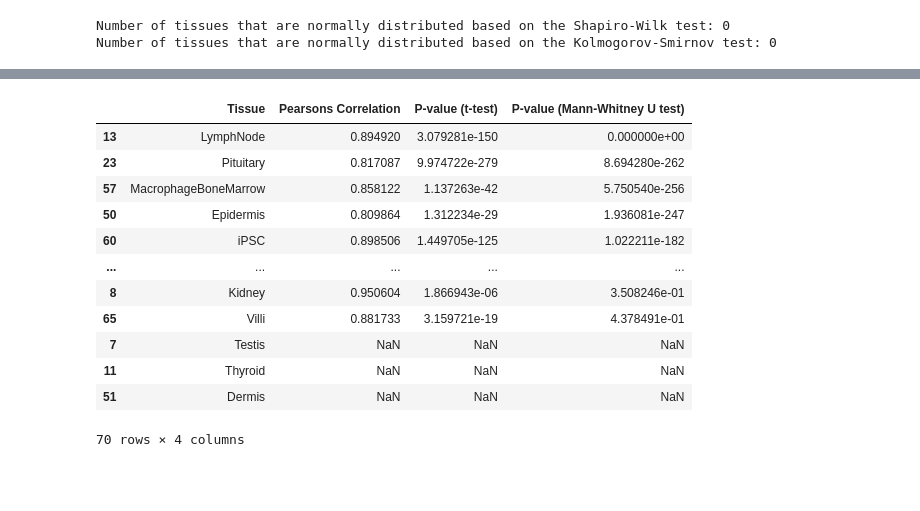
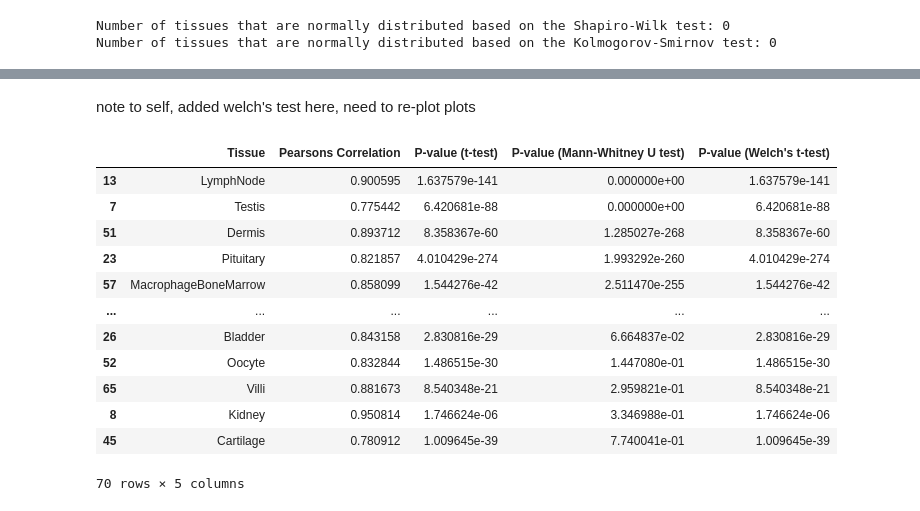
Before and after one commit to AntunesCSR/ChallengingClockUniversality, a Jupyter notebook: Mammal_Methylation_Levels/CpG_averages.ipynb, the cells around one changed output, grey strips where cells are left out. Cells and saved outputs as stored; diff of their text form; code cells hidden in the pictures; blank space fills up the shorter version.

Commit message:
Updated scripts - recovered

```diff
--- a/Mammal_Methylation_Levels/CpG_averages.ipynb
+++ b/Mammal_Methylation_Levels/CpG_averages.ipynb
@@ -190,14 +254,18 @@ for tissue in tissues:
 # %%
-# Load the tissue-specific methylation datasets from the saved CSV files (so the whole script can be run from here)
+#### LOAD: the tissue-specific methylation datasets from the saved CSV files (so the whole script can be run from here) !!!!!
 
 folder_name = "Tissue Methylation"
-tissue_files = os.listdir(folder_name)
+tissue_files = os.listdir(folder_name) # Get a list of all files in the folder
+tissues = tissues_df['Tissue'].unique() # Get a list of all tissues
 
 # Load each CSV file into its own dataframe
 for file in tissue_files:
-    # Extract tissue name from file name
-    tissue = file.split("_")[0]
+    if file.endswith("_methylation_dataset.csv"):
+        # Extract tissue name from file name
+        tissue = file.split("_")[0]
 
-    # Load CSV file into dataframe
-    file_path = os.path.join(folder_name, file)
-    globals()['{}_methylation_dataset'.format(tissue)] = pd.read_csv(file_path)
+        # Load CSV file into dataframe
+        file_path = os.path.join(folder_name, file)
+        globals()['{}_methylation_dataset'.format(tissue)] = pd.read_csv(file_path)
+
+# Note to self: the variables will be called Blood_methylation_dataset, Brain_methylation_dataset, etc.
@@ -219,0 +320,12 @@ Blood_methylation_dataset
+# %%
+#### LOAD: the tissue-specific methylation datasets with the mean methylation and variance from the saved CSV files
+
+folder_name = "Tissue Methylation"
+
+# Load tissue-specific DataFrames from CSV files and assign them to respective variables
+for tissue in tissues_df['Tissue'].unique():
+    # Load the tissue-specific DataFrame from the CSV file
+    tissue_var_name = f"{tissue}_mean_var"  # Creating variable name
+    globals()[tissue_var_name] = pd.read_csv(os.path.join(folder_name, f"{tissue}_methylation_dataset_complete_mean_var.csv"))
+
+# Note to self: the variables will be called liver_mean_var, kidney_mean_var, etc.
@@ -389,48 +506,57 @@ Now that we have checked the datasets are not normally distributed, we can use t
+# %% [markdown]
+note to self, added welch's test here, need to re-plot plots
 # %%
 ### Compare the mean methylation values between the complete dataset and each tissue-specific dataset using Pearson correlation, t-test, and Mann-Whitney U test
 
 # Create an empty list to store comparison results
 comparison_results = []
 
 # Loop through each tissue-specific dataset
 for tissue in tissues:
-    # Calculate the mean methylation value for each CpG site in the tissue-specific dataset
-    tissue_mean = globals()['{}_methylation_dataset'.format(tissue)].iloc[:, 1:].mean(axis=1)
+    # Get the mean for each tissue
+    tissue_mean = globals()['{}_mean_var'.format(tissue)]['Mean']
 
     # Calculate Pearson correlation coefficient between the mean methylation values of the complete dataset and the tissue-specific dataset
     correlation = complete_methylation_data['Mean'].corr(tissue_mean)
 
     # Perform t-test to assess the significance of the difference in mean methylation values between the complete dataset and the tissue-specific dataset
     t_statistic, p_value_ttest = ttest_ind(complete_methylation_data['Mean'], tissue_mean)
 
     # Perform Mann-Whitney U test to assess the significance of the difference in mean methylation values between the complete dataset and the tissue-specific dataset
     u_statistic, p_value_mannwhitneyu = mannwhitneyu(complete_methylation_data['Mean'], tissue_mean)
 
+    # Perform a Welch's t-test to assess the significance of the difference in mean methylation values between the complete dataset and the tissue-specific dataset
+    t_statistic, p_value_ttest = ttest_ind(complete_methylation_data['Mean'], tissue_mean, equal_var=False)
+
     # Append comparison results to the list
-    comparison_results.append({'Tissue': tissue, 'Pearsons Correlation': correlation, 'P-value (t-test)': p_value_ttest, 'P-value (Mann-Whitney U test)': p_value_mannwhitneyu})
+    comparison_results.append({'Tissue': tissue,
+                               'Pearsons Correlation': correlation,
+                               'P-value (t-test)': p_value_ttest,
+                               'P-value (Mann-Whitney U test)': p_value_mannwhitneyu,
+                               'P-value (Welch\'s t-test)': p_value_ttest})
 
 # Convert the list of dictionaries to a DataFrame
 comparison_results_df = pd.DataFrame(comparison_results)
 
 # sort by P-value (t-test) in ascending order
 comparison_results_df.sort_values(by='P-value (Mann-Whitney U test)', ascending=True, inplace=True)
 
 # Print or further analyze the comparison results
 comparison_results_df
 # %% [output]
-|  | Tissue | Pearsons Correlation | P-value (t-test) | P-value (Mann-Whitney U test) |
-| 13 | LymphNode | 0.894920 | 3.079281e-150 | 0.000000e+00 |
-| 23 | Pituitary | 0.817087 | 9.974722e-279 | 8.694280e-262 |
-| 57 | MacrophageBoneMarrow | 0.858122 | 1.137263e-42 | 5.750540e-256 |
-| 50 | Epidermis | 0.809864 | 1.312234e-29 | 1.936081e-247 |
-| 60 | iPSC | 0.898506 | 1.449705e-125 | 1.022211e-182 |
-| ... | ... | ... | ... | ... |
-| 8 | Kidney | 0.950604 | 1.866943e-06 | 3.508246e-01 |
-| 65 | Villi | 0.881733 | 3.159721e-19 | 4.378491e-01 |
-| 7 | Testis | NaN | NaN | NaN |
-| 11 | Thyroid | NaN | NaN | NaN |
-| 51 | Dermis | NaN | NaN | NaN |
+|  | Tissue | Pearsons Correlation | P-value (t-test) | P-value (Mann-Whitney U test) | P-value (Welch's t-test) |
+| 13 | LymphNode | 0.900595 | 1.637579e-141 | 0.000000e+00 | 1.637579e-141 |
+| 7 | Testis | 0.775442 | 6.420681e-88 | 0.000000e+00 | 6.420681e-88 |
+| 51 | Dermis | 0.893712 | 8.358367e-60 | 1.285027e-268 | 8.358367e-60 |
+| 23 | Pituitary | 0.821857 | 4.010429e-274 | 1.993292e-260 | 4.010429e-274 |
+| 57 | MacrophageBoneMarrow | 0.858099 | 1.544276e-42 | 2.511470e-255 | 1.544276e-42 |
+| ... | ... | ... | ... | ... | ... |
+| 26 | Bladder | 0.843158 | 2.830816e-29 | 6.664837e-02 | 2.830816e-29 |
+| 52 | Oocyte | 0.832844 | 1.486515e-30 | 1.447080e-01 | 1.486515e-30 |
+| 65 | Villi | 0.881673 | 8.540348e-21 | 2.959821e-01 | 8.540348e-21 |
+| 8 | Kidney | 0.950814 | 1.746624e-06 | 3.346988e-01 | 1.746624e-06 |
+| 45 | Cartilage | 0.780912 | 1.009645e-39 | 7.740041e-01 | 1.009645e-39 |
-70 rows × 4 columns
+70 rows × 5 columns
 # %%
 # Check which tissues have NaN values in the comparison results
 comparison_results_df[comparison_results_df.isnull().any(axis=1)]
```
Also changed, not shown: parts of 92 cells of this notebook, 8 other files.
